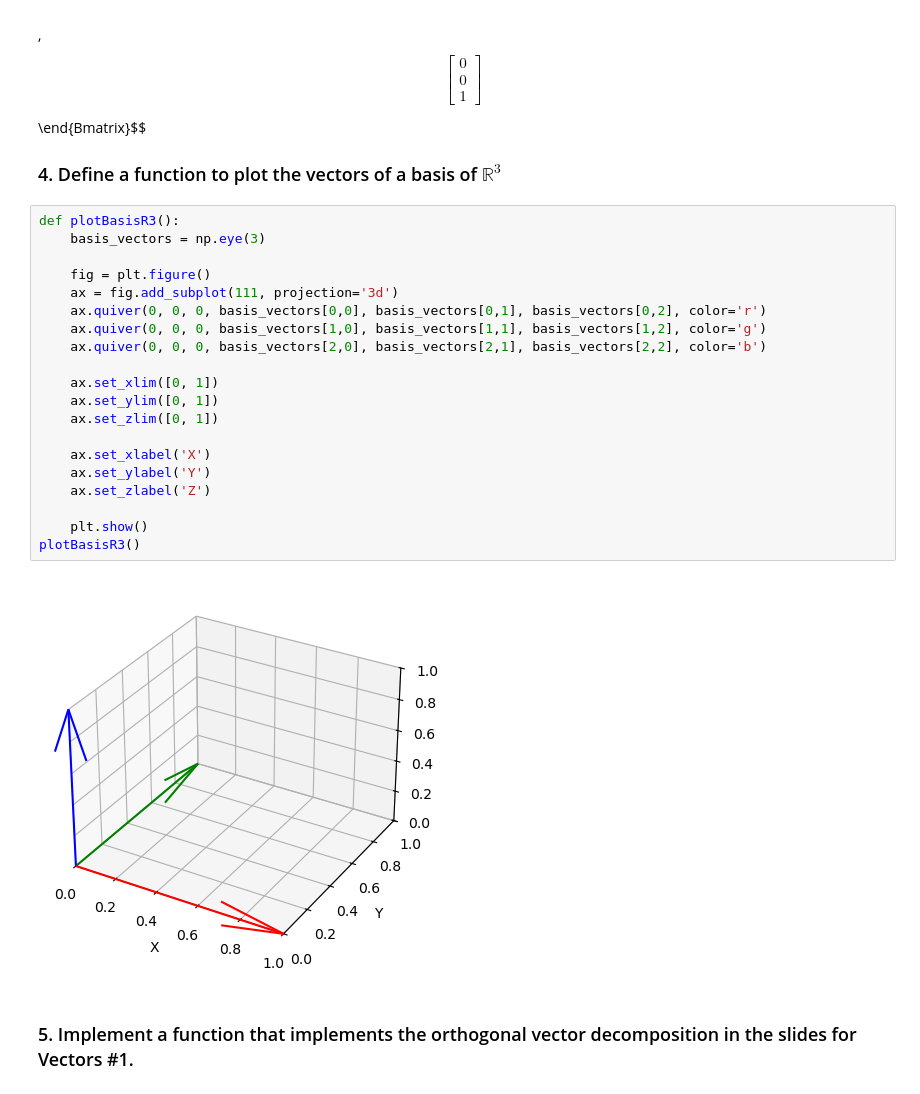
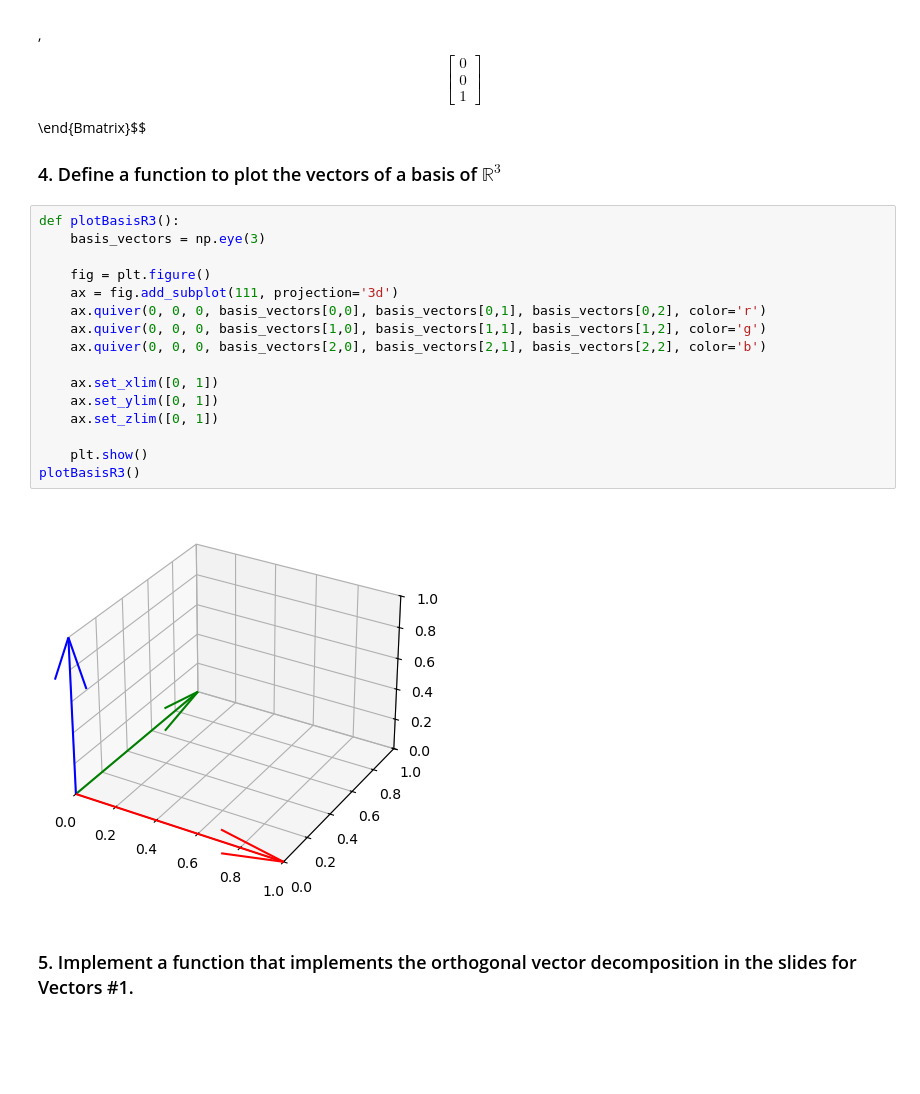
Before and after one commit to kasp734e/SW2PLA, a Jupyter notebook: Vectors_Assignment_AU763981.ipynb, the cells around one changed output. Saved outputs shown, nothing was run; the diff lists cells and outputs as text; blank space fills up the shorter version.

```diff
--- a/Vectors_Assignment_AU763981.ipynb
+++ b/Vectors_Assignment_AU763981.ipynb
@@ -156,25 +156,21 @@ $$S_3=\begin{Bmatrix}
 # %%
 def plotBasisR3():
     basis_vectors = np.eye(3)
 
     fig = plt.figure()
     ax = fig.add_subplot(111, projection='3d')
     ax.quiver(0, 0, 0, basis_vectors[0,0], basis_vectors[0,1], basis_vectors[0,2], color='r')
     ax.quiver(0, 0, 0, basis_vectors[1,0], basis_vectors[1,1], basis_vectors[1,2], color='g')
     ax.quiver(0, 0, 0, basis_vectors[2,0], basis_vectors[2,1], basis_vectors[2,2], color='b')
 
     ax.set_xlim([0, 1])
     ax.set_ylim([0, 1])
     ax.set_zlim([0, 1])
 
-    ax.set_xlabel('X')
-    ax.set_ylabel('Y')
-    ax.set_zlabel('Z')
-
     plt.show()
 plotBasisR3()
 # %% [output]
-[figure, old version]
+[figure, new version]
 # %% [markdown]
 
 ### 5. Implement a function that implements the orthogonal vector decomposition in the slides for Vectors #1.
```
Also changed, not shown: parts of 1 cell of this notebook.
